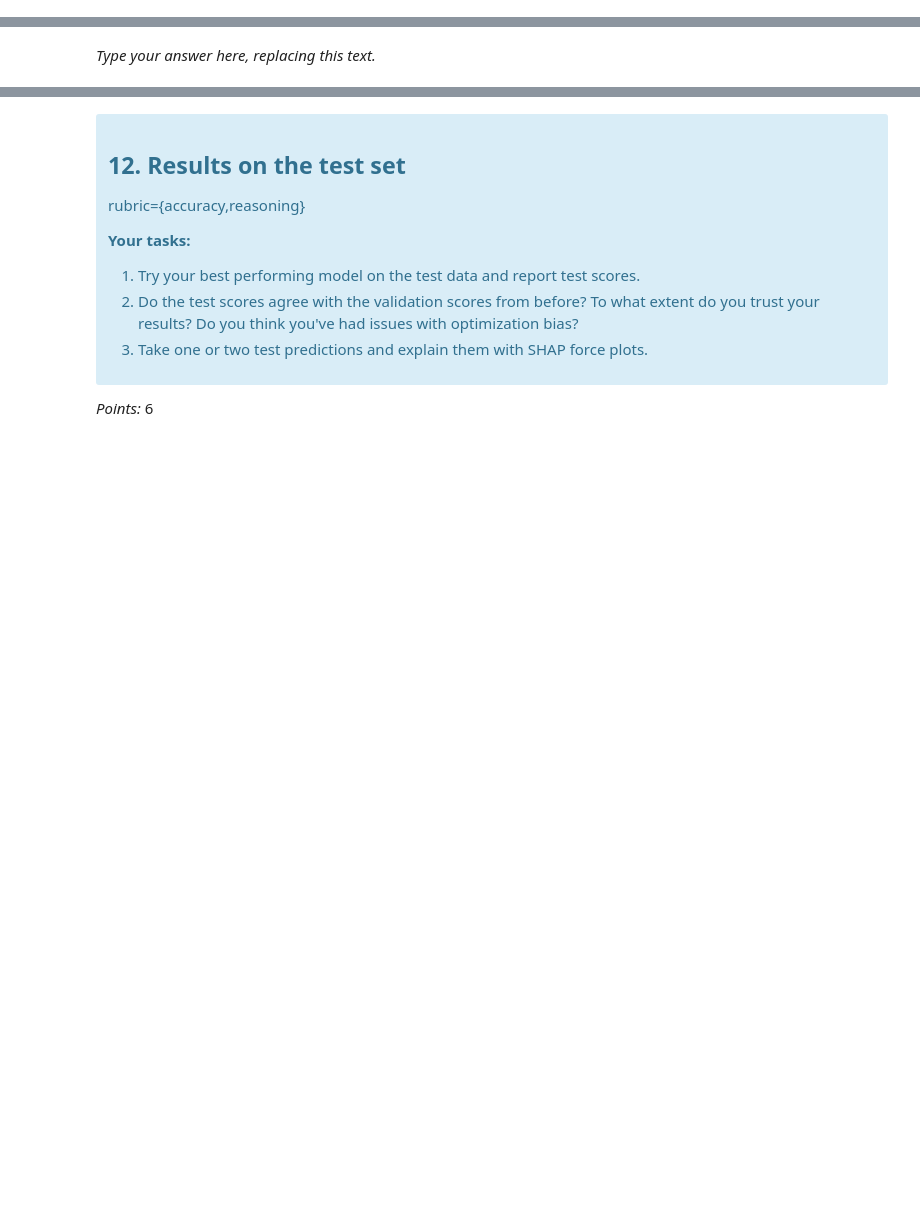
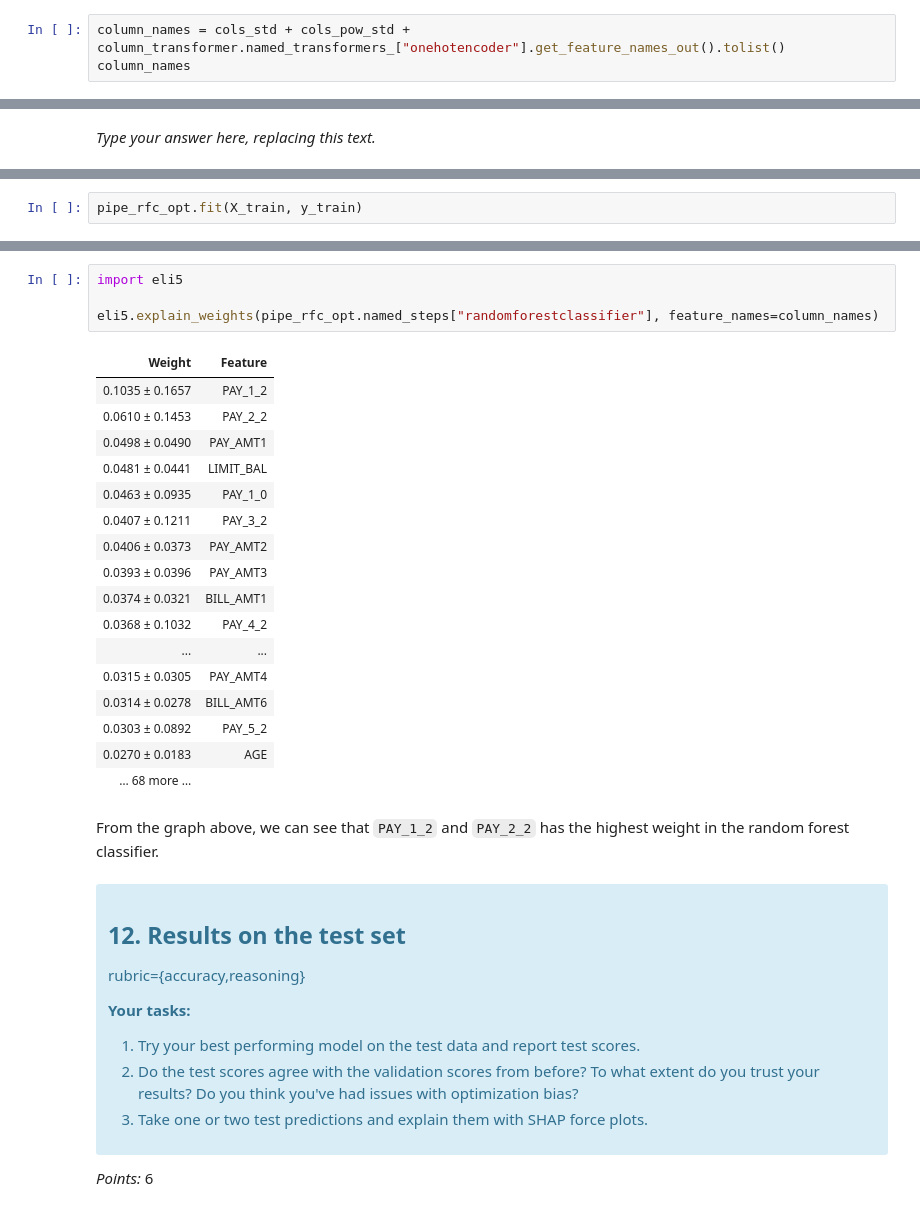
Before and after one commit to UBC-MDS/dsci573-lab4-auyeung-chan, a Jupyter notebook: lab4.ipynb, the cells around one changed output, grey strips where cells are left out. Drawn from its saved outputs; the diff is of its cells as text; blank space fills up the shorter version.

```diff
--- a/lab4.ipynb
+++ b/lab4.ipynb
@@ -287,3 +287,6 @@ column_transformer = make_column_transformer(
     ( OneHotEncoder(handle_unknown = 'ignore', sparse = False), cols_cat),
     ( 'drop', cols_drop)
 )
+# %%
+column_names = cols_std + cols_pow_std + column_transformer.named_transformers_["onehotencoder"].get_feature_names_out().tolist()
+column_names
@@ -654,0 +674,2 @@ _Type your answer here, replacing this text._
+# %%
+pipe_rfc_opt.fit(X_train, y_train)
@@ -655,3 +694,27 @@ _Type your answer here, replacing this text._
+# %%
+import eli5
+
+eli5.explain_weights(pipe_rfc_opt.named_steps["randomforestclassifier"], feature_names=column_names)
+# %% [output]
+| Weight | Feature |
+| 0.1035 ± 0.1657 | PAY_1_2 |
+| 0.0610 ± 0.1453 | PAY_2_2 |
+| 0.0498 ± 0.0490 | PAY_AMT1 |
+| 0.0481 ± 0.0441 | LIMIT_BAL |
+| 0.0463 ± 0.0935 | PAY_1_0 |
+| 0.0407 ± 0.1211 | PAY_3_2 |
+| 0.0406 ± 0.0373 | PAY_AMT2 |
+| 0.0393 ± 0.0396 | PAY_AMT3 |
+| 0.0374 ± 0.0321 | BILL_AMT1 |
+| 0.0368 ± 0.1032 | PAY_4_2 |
+| ... | ... |
+| 0.0315 ± 0.0305 | PAY_AMT4 |
+| 0.0314 ± 0.0278 | BILL_AMT6 |
+| 0.0303 ± 0.0892 | PAY_5_2 |
+| 0.0270 ± 0.0183 | AGE |
+| … 68 more … |  |
+# %% [markdown]
+From the graph above, we can see that `PAY_1_2` and `PAY_2_2` has the highest weight in the random forest classifier.
 # %% [markdown]
 <!-- END QUESTION -->
 
```
Also changed, not shown: parts of 14 cells of this notebook.
